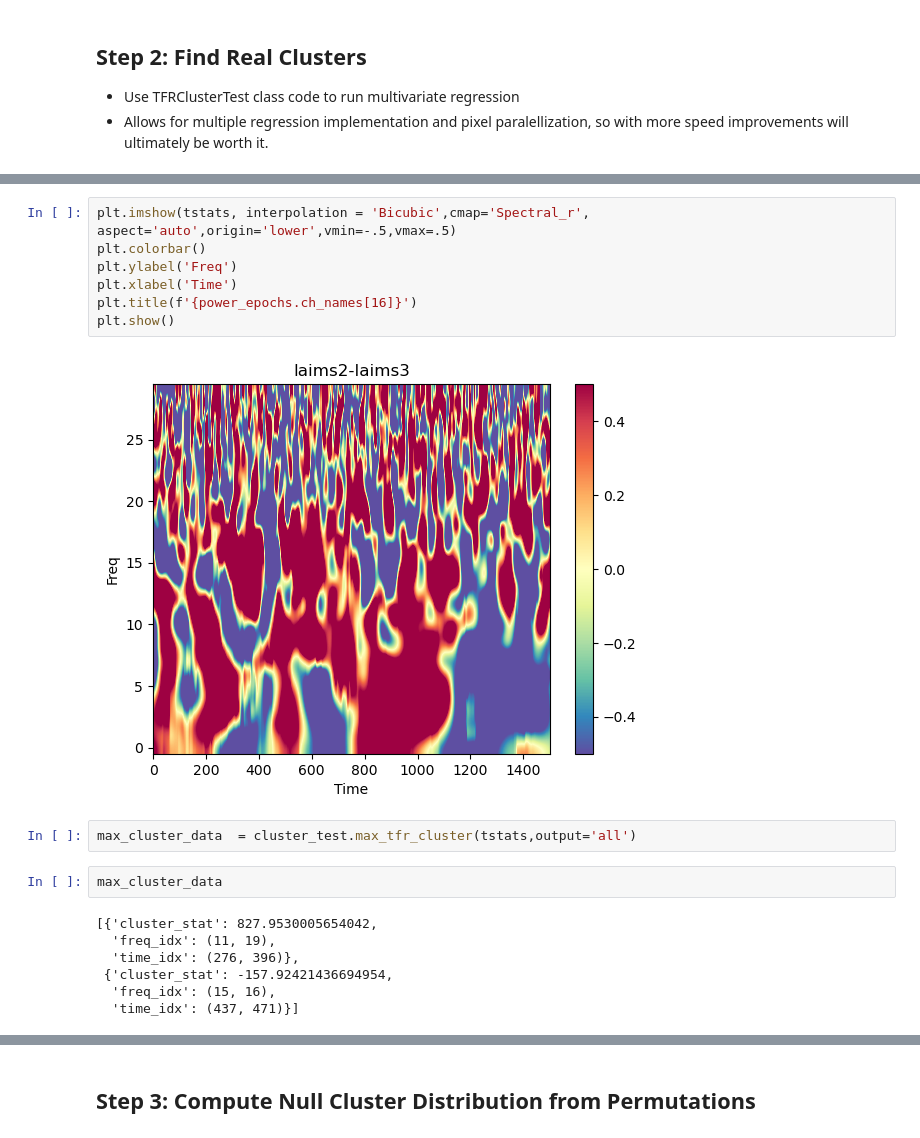
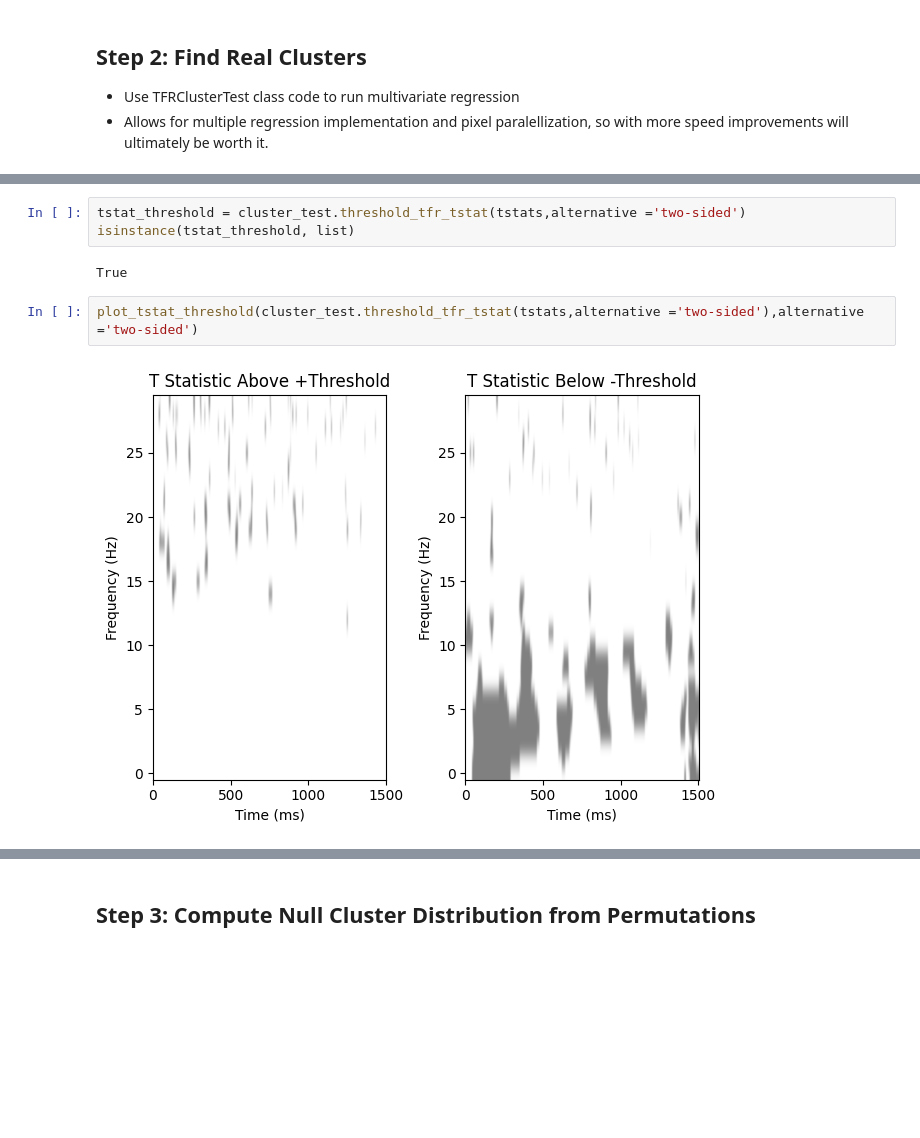
Before and after one commit to aliefink/NeuroCluster, a Jupyter notebook: notebooks/NeuroCluster_clean.ipynb, the cells around one changed output, grey strips where cells are left out. Drawn from its saved outputs; the diff is of its cells as text; blank space fills up the shorter version.

```diff
--- a/notebooks/NeuroCluster_clean.ipynb
+++ b/notebooks/NeuroCluster_clean.ipynb
@@ -200,20 +255,9 @@ plt.show()
-# %%
-plt.imshow(tstats, interpolation = 'Bicubic',cmap='Spectral_r', aspect='auto',origin='lower',vmin=-.5,vmax=.5)
-plt.colorbar()
-plt.ylabel('Freq')
-plt.xlabel('Time')
-plt.title(f'{power_epochs.ch_names[16]}')
-plt.show()
-# %% [output]
-[figure, removed]
-# %%
-max_cluster_data  = cluster_test.max_tfr_cluster(tstats,output='all')
-# %%
-max_cluster_data
-# %% [output]
-[{'cluster_stat': 827.9530005654042,
-  'freq_idx': (11, 19),
-  'time_idx': (276, 396)},
- {'cluster_stat': -157.92421436694954,
-  'freq_idx': (15, 16),
-  'time_idx': (437, 471)}]
+# %%
+tstat_threshold = cluster_test.threshold_tfr_tstat(tstats,alternative ='two-sided')
+isinstance(tstat_threshold, list)
+# %% [output]
+True
+# %%
+plot_tstat_threshold(cluster_test.threshold_tfr_tstat(tstats,alternative ='two-sided'),alternative ='two-sided')
+# %% [output]
+[figure, added]
```
Also changed, not shown: parts of 25 cells of this notebook, 7 other files.
